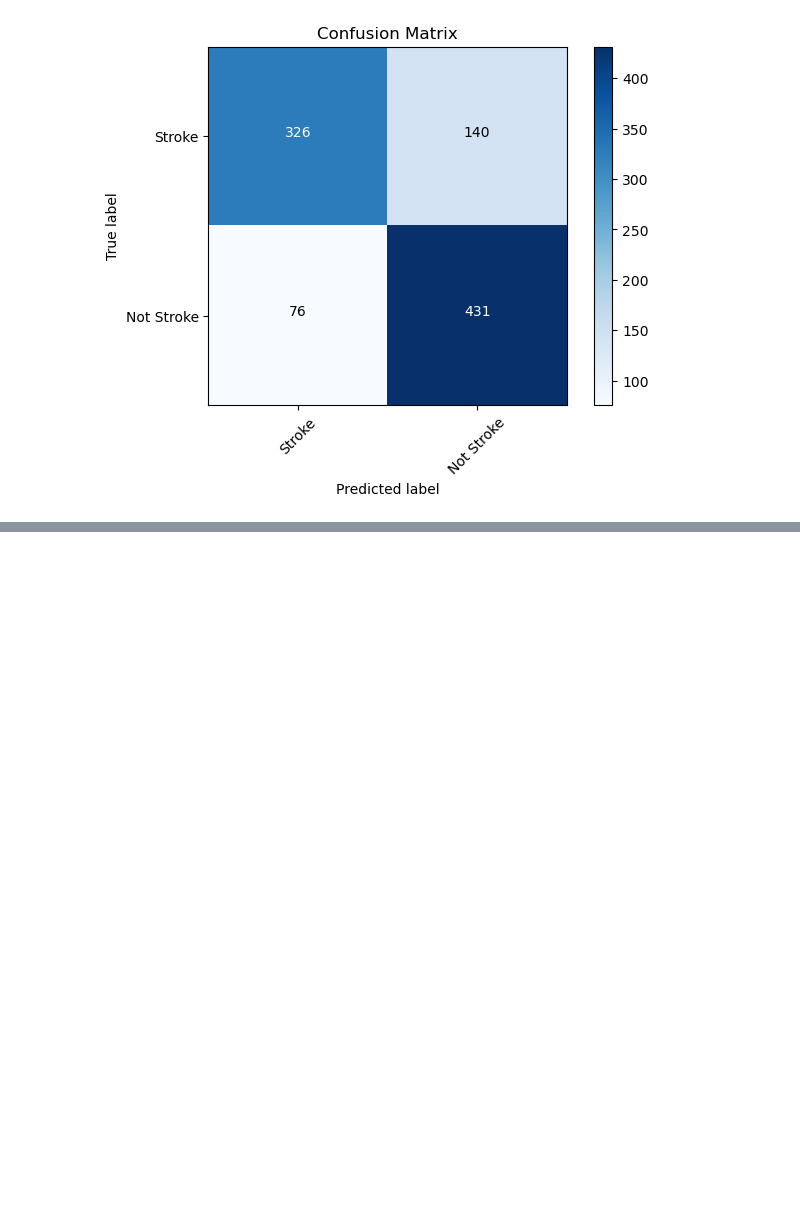
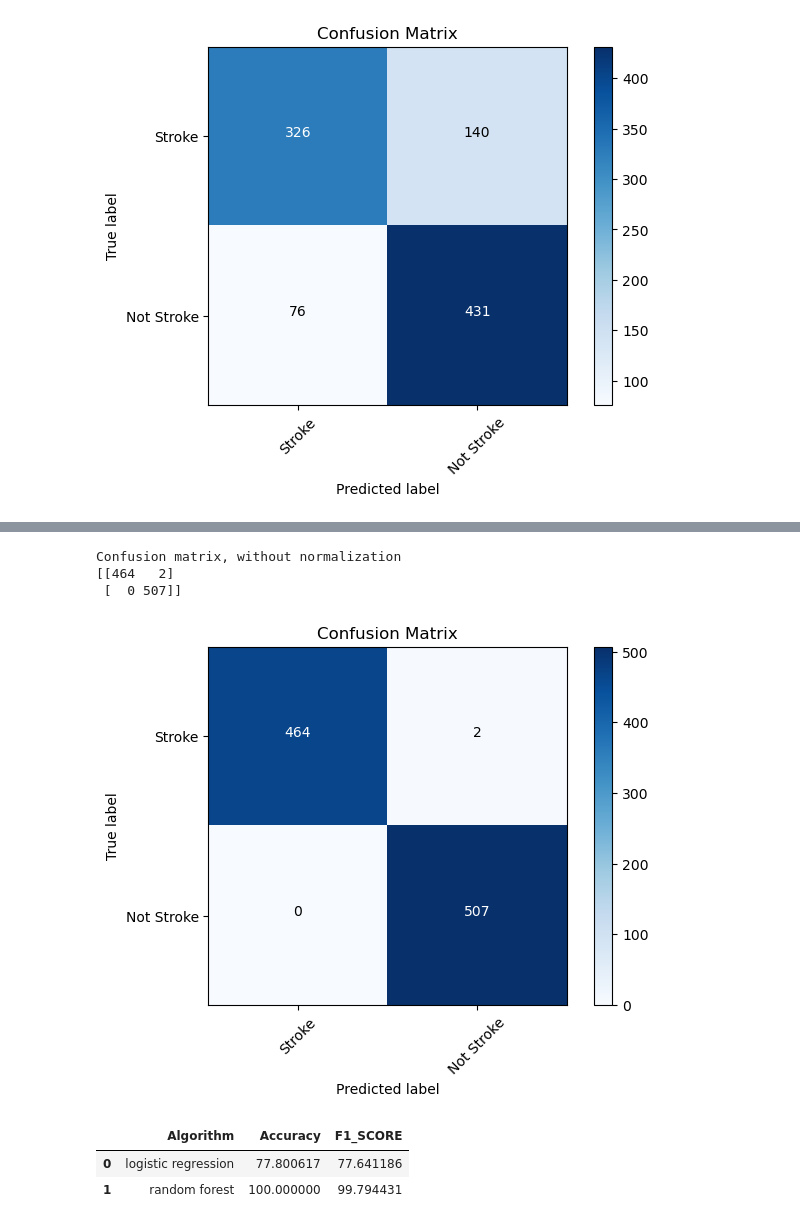
Before and after one commit to ayushib-2/ecs171finalproj, a Jupyter notebook: edalr.ipynb, the cells around one changed output, grey strips where cells are left out. Drawn from its saved outputs; the diff is of its cells as text; code cells hidden in the pictures; blank space fills up the shorter version.

Commit message:
random forest model added

```diff
--- a/edalr.ipynb
+++ b/edalr.ipynb
@@ -434,0 +438,3 @@ Confusion matrix, without normalization
+# %%
+forest = RandomForestClassifier(criterion='entropy',max_depth= None, min_samples_leaf= 1, min_samples_split= 5,n_estimators=500)
+forest.fit(X_train, y_train)
@@ -434,0 +444,2 @@ Confusion matrix, without normalization
+# %%
+y_pred = forest.predict(X_test)
@@ -434,0 +465,21 @@ Confusion matrix, without normalization
+# %%
+cnf_matrix = confusion_matrix(y_test, y_pred)
+class_names = ['Stroke', 'Not Stroke']
+plot_confusion_matrix(cnf_matrix, classes=class_names, normalize=False, title='Confusion Matrix')
+plt.show()
+# %% [output]
+Confusion matrix, without normalization
+[[464   2]
+ [  0 507]]
+[figure, added]
+# %%
+Accuracy = [LR_score*100,round(rand_score*100)]
+Algorithm = ['logistic regression', 'random forest']
+f1_score=[LR_F1_SCORE*100,RAnd_F1_SCORE*100]
+data={'Algorithm':Algorithm,'Accuracy':Accuracy,'F1_SCORE':f1_score}
+Report=pd.DataFrame(data=data)
+Report
+# %% [output]
+|  | Algorithm | Accuracy | F1_SCORE |
+| 0 | logistic regression | 77.800617 | 77.641186 |
+| 1 | random forest | 100.000000 | 99.794431 |
```
Also changed, not shown: parts of 5 cells of this notebook.
